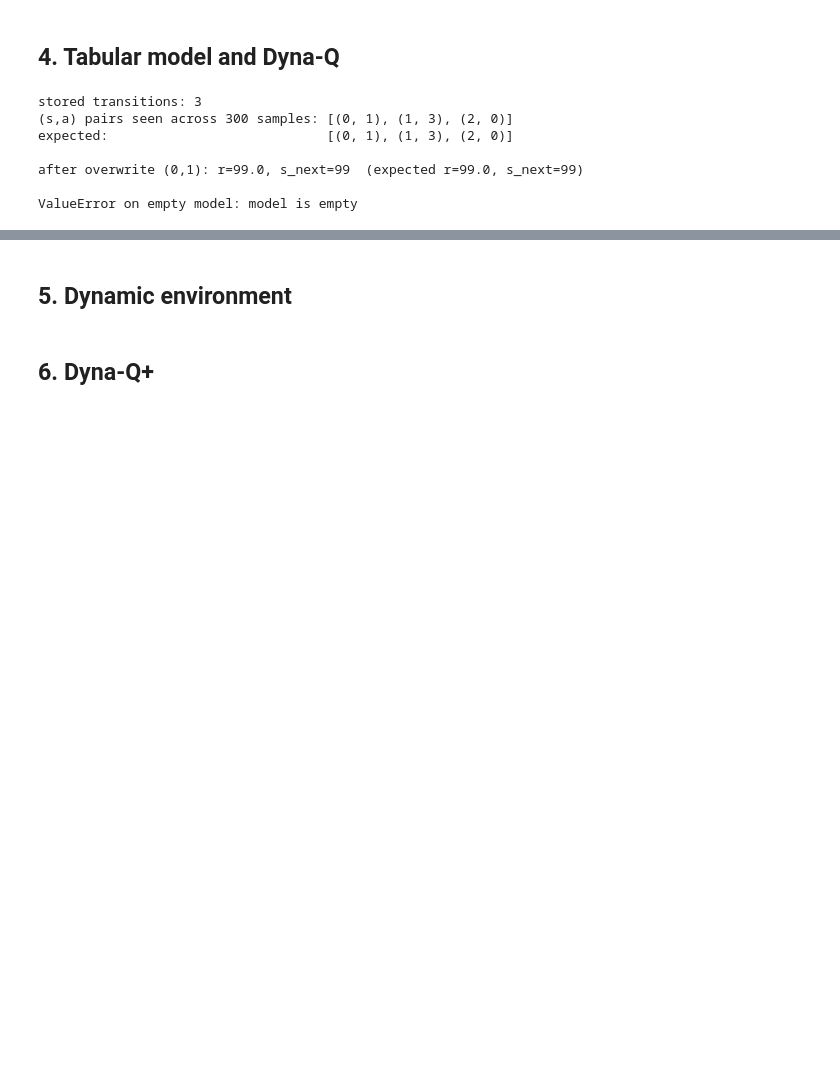
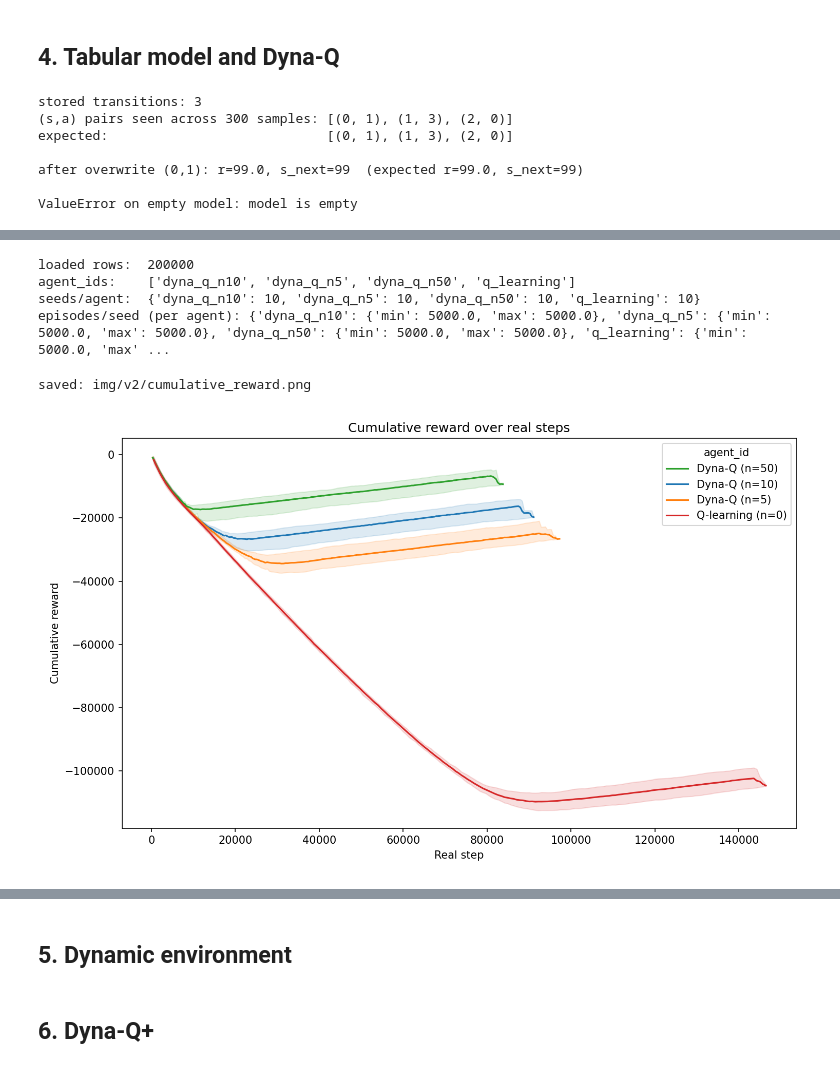
Before and after one commit to craig-rudman/MSDS684, a Jupyter notebook: W7/ipynb/development.ipynb, the cells around one changed output, grey strips where cells are left out. Saved outputs shown, nothing was run; the diff lists cells and outputs as text; code cells hidden in the pictures; blank space fills up the shorter version.

```diff
--- a/W7/ipynb/development.ipynb
+++ b/W7/ipynb/development.ipynb
@@ -550,0 +570,75 @@ ValueError for n_planning=0: n_planning must be >= 1, got 0
+# %%
+# DONE: Visualize Dyna-Q vs Q-learning comparison (v2 plots).
+# Outcome: reload traces for all four agents (q_learning, dyna_q_n5,
+# dyna_q_n10, dyna_q_n50); produce cumulative-reward, termination-rate,
+# and sample-efficiency plots saved to img/v2/; label_map maps each
+# agent_id to a human-readable name.
+
+import sys
+from pathlib import Path
+
+sys.path.insert(0, str(Path.cwd().parent / "src"))
+
+from load_traces import load_traces
+
+AGENT_DIRS = [
+    Path.cwd().parent / "data" / "q_learning",
+    Path.cwd().parent / "data" / "dyna_q_n5",
+    Path.cwd().parent / "data" / "dyna_q_n10",
+    Path.cwd().parent / "data" / "dyna_q_n50",
+]
+
+LABEL_MAP = {
+    "q_learning": "Q-learning (n=0)",
+    "dyna_q_n5":  "Dyna-Q (n=5)",
+    "dyna_q_n10": "Dyna-Q (n=10)",
+    "dyna_q_n50": "Dyna-Q (n=50)",
+}
+
+traces = load_traces(*AGENT_DIRS)
+
+print(f"loaded rows:  {len(traces)}")
+print(f"agent_ids:    {sorted(traces['agent_id'].unique().tolist())}")
+print(f"seeds/agent:  {traces.groupby('agent_id')['seed'].nunique().to_dict()}")
+print(f"episodes/seed (per agent): "
+      f"{traces.groupby(['agent_id', 'seed']).size().groupby('agent_id').describe()[['min', 'max']].to_dict('index')}")
+# %% [output]
+loaded rows:  200000
+agent_ids:    ['dyna_q_n10', 'dyna_q_n5', 'dyna_q_n50', 'q_learning']
+seeds/agent:  {'dyna_q_n10': 10, 'dyna_q_n5': 10, 'dyna_q_n50': 10, 'q_learning': 10}
+episodes/seed (per agent): {'dyna_q_n10': {'min': 5000.0, 'max': 5000.0}, 'dyna_q_n5': {'min': 5000.0, 'max': 5000.0}, 'dyna_q_n50': {'min': 5000.0, 'max': 5000.0}, 'q_learning': {'min': 5000.0, 'max' ...
+# %%
+# Cumulative reward over episodes (v2).
+# Consumes the `traces` DataFrame loaded above.
+
+import sys
+from pathlib import Path
+
+import matplotlib.pyplot as plt
+import numpy as np
+
+sys.path.insert(0, str(Path.cwd().parent / "src"))
+
+from IPython.display import Image
+from visualizations import plot_cumulative_reward
+
+LEGEND_ORDER = [
+    "Dyna-Q (n=50)",
+    "Dyna-Q (n=10)",
+    "Dyna-Q (n=5)",
+    "Q-learning (n=0)",
+]
+
+img_path = Path.cwd().parent / "img" / "v2" / "cumulative_reward.png"
+img_path.parent.mkdir(parents=True, exist_ok=True)
+plot_cumulative_reward(
+    traces, img_path,
+    label_map=LABEL_MAP, band_alpha=0.15,
+    legend_order=LEGEND_ORDER
+)
+
+print(f"saved: {img_path.relative_to(Path.cwd().parent)}")
+Image(filename=str(img_path))
+# %% [output]
+saved: img/v2/cumulative_reward.png
+[figure, added]
```
Also changed, not shown: parts of 12 cells of this notebook, 9 other files.
